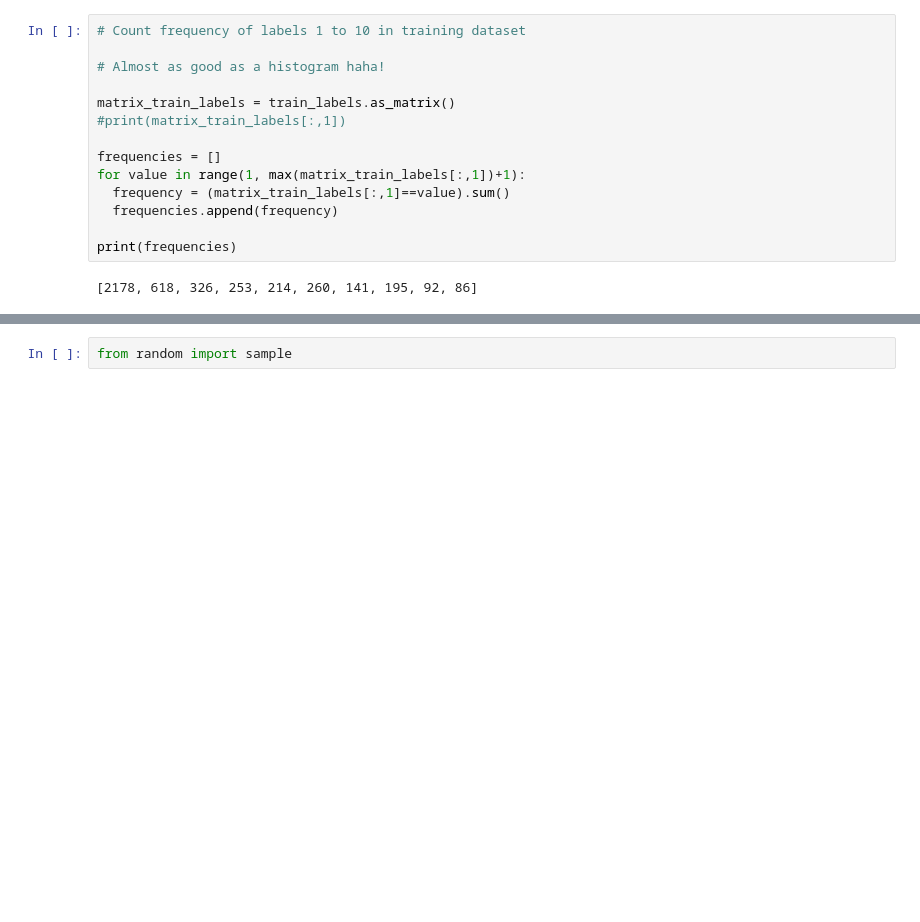
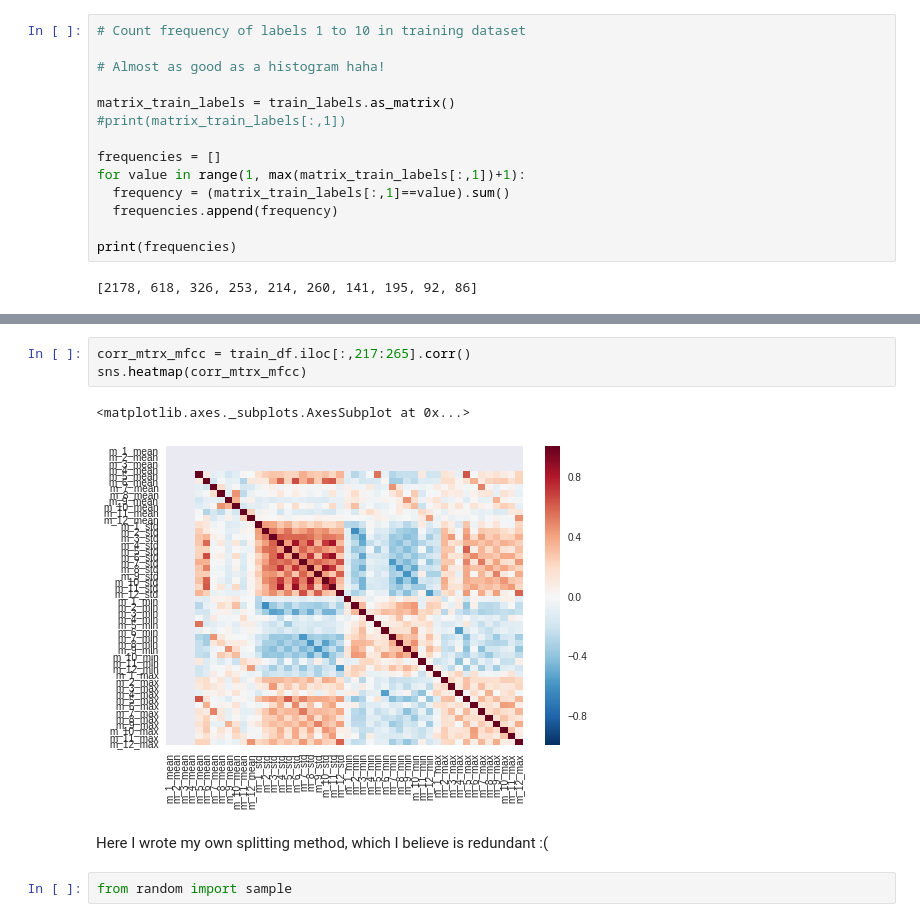
Before and after one commit to ipgromov/Machine-Learning-Project, a Jupyter notebook: MLBP2018_Project_Report.ipynb, the cells around one changed output, grey strips where cells are left out. Drawn from its saved outputs; the diff is of its cells as text; blank space fills up the shorter version.

```diff
--- a/MLBP2018_Project_Report.ipynb
+++ b/MLBP2018_Project_Report.ipynb
@@ -295,3 +314,11 @@ print(frequencies)
+# %%
+corr_mtrx_mfcc = train_df.iloc[:,217:265].corr()
+sns.heatmap(corr_mtrx_mfcc)
+# %% [output]
+<matplotlib.axes._subplots.AxesSubplot at 0x...>
+[figure, added]
+# %% [markdown]
+Here I wrote my own splitting method, which I believe is redundant :(
 # %%
 from random import sample
 # %%
```
Also changed, not shown: parts of 53 cells of this notebook.
